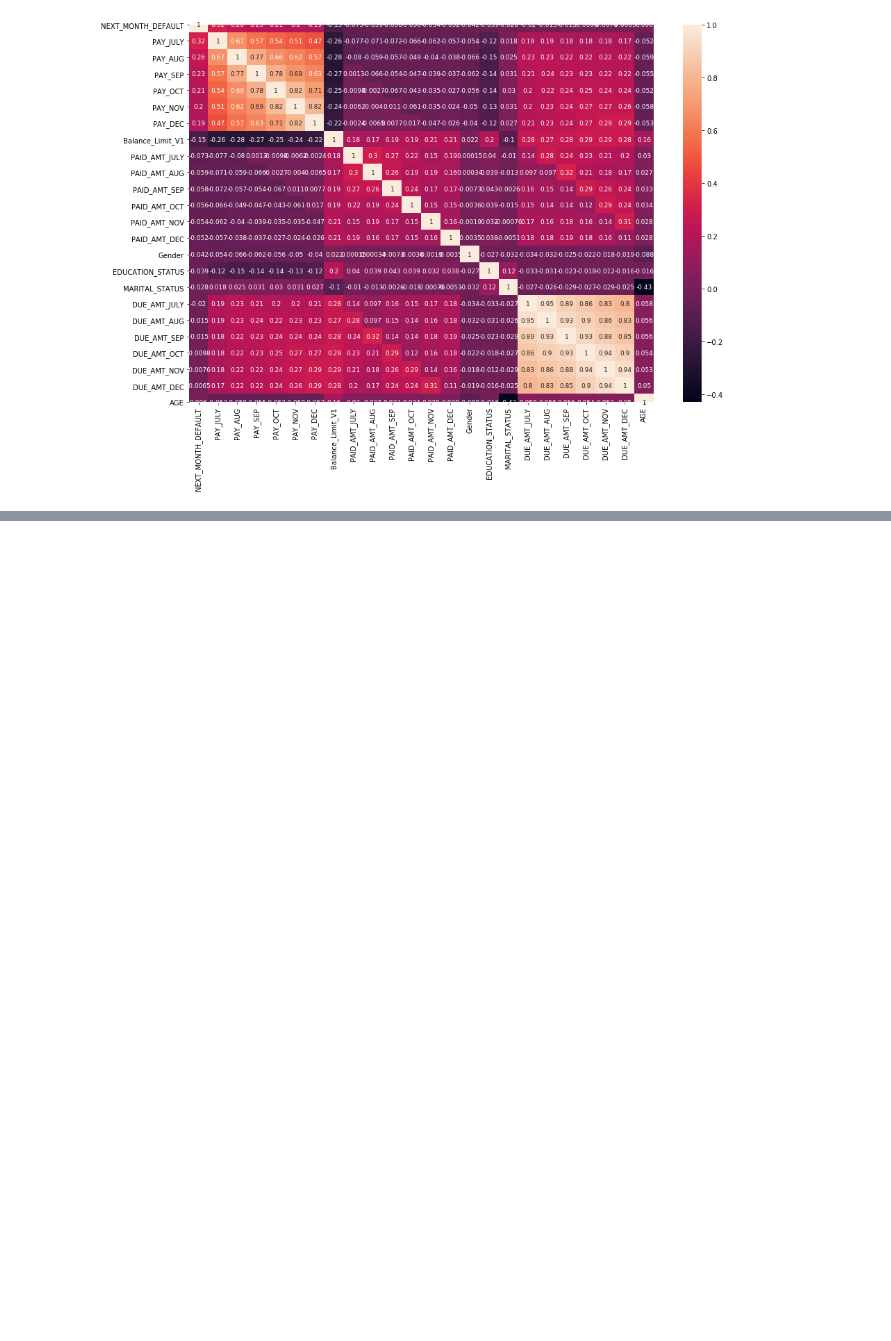
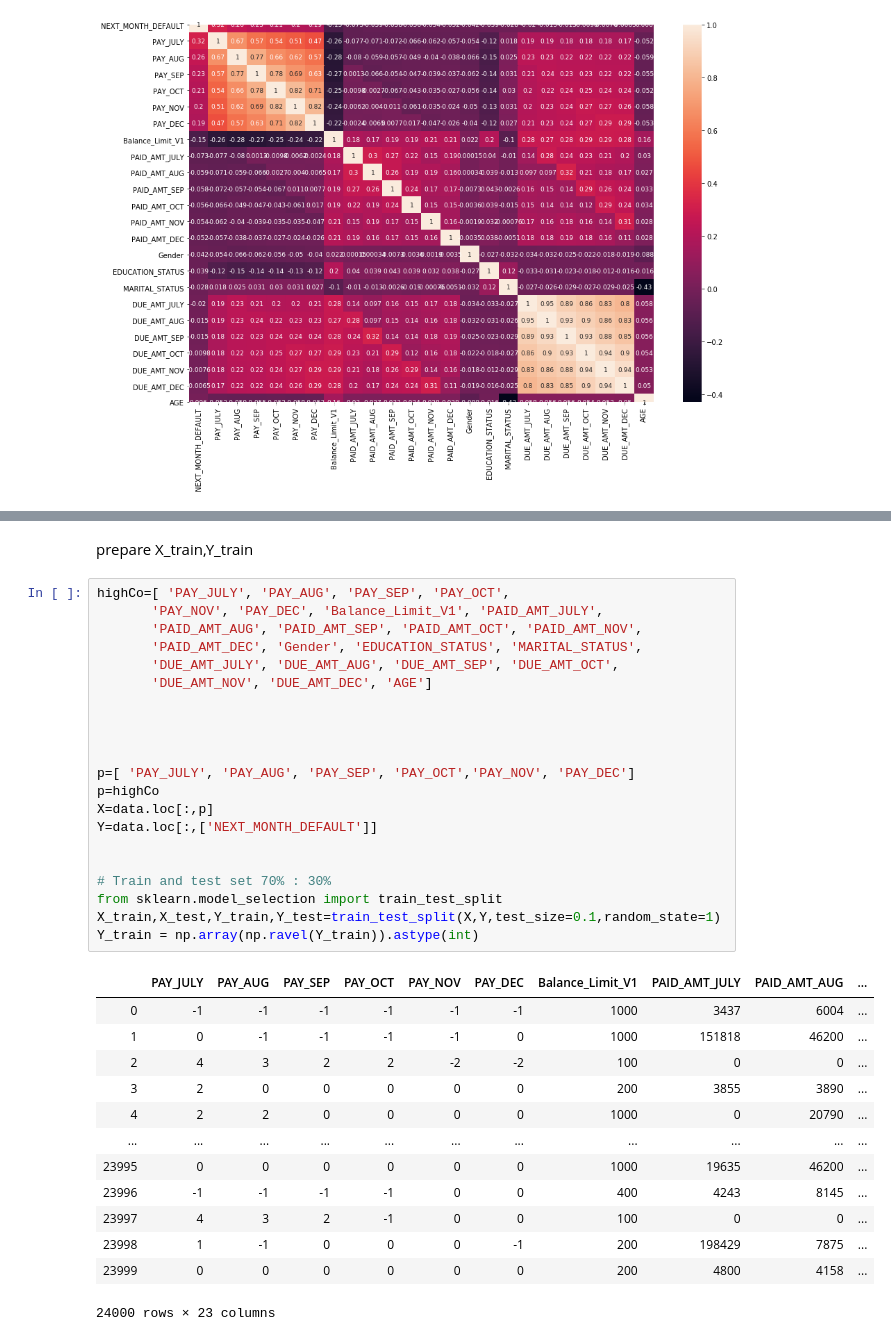
Before and after one commit to hiruna72/ds1018, a Jupyter notebook: process.py.ipynb, the cells around one changed output, grey strips where cells are left out. Cells and saved outputs as stored; diff of their text form; blank space fills up the shorter version.

```diff
--- a/process.py.ipynb
+++ b/process.py.ipynb
@@ -263,0 +345,37 @@ sn.heatmap(corrMatrix, annot=True,annot_kws={"size": 9},ax=ax)
+# %% [markdown]
+prepare X_train,Y_train
+# %%
+highCo=[ 'PAY_JULY', 'PAY_AUG', 'PAY_SEP', 'PAY_OCT',
+       'PAY_NOV', 'PAY_DEC', 'Balance_Limit_V1', 'PAID_AMT_JULY',
+       'PAID_AMT_AUG', 'PAID_AMT_SEP', 'PAID_AMT_OCT', 'PAID_AMT_NOV',
+       'PAID_AMT_DEC', 'Gender', 'EDUCATION_STATUS', 'MARITAL_STATUS',
+       'DUE_AMT_JULY', 'DUE_AMT_AUG', 'DUE_AMT_SEP', 'DUE_AMT_OCT',
+       'DUE_AMT_NOV', 'DUE_AMT_DEC', 'AGE']
+
+
+
+
+p=[ 'PAY_JULY', 'PAY_AUG', 'PAY_SEP', 'PAY_OCT','PAY_NOV', 'PAY_DEC']
+p=highCo
+X=data.loc[:,p]
+Y=data.loc[:,['NEXT_MONTH_DEFAULT']]
+
+
+# Train and test set 70% : 30%
+from sklearn.model_selection import train_test_split
+X_train,X_test,Y_train,Y_test=train_test_split(X,Y,test_size=0.1,random_state=1)
+Y_train = np.array(np.ravel(Y_train)).astype(int)
+# %% [output]
+|  | PAY_JULY | PAY_AUG | PAY_SEP | PAY_OCT | PAY_NOV | PAY_DEC | Balance_Limit_V1 | PAID_AMT_JULY | PAID_AMT_AUG | ... |
+| 0 | -1 | -1 | -1 | -1 | -1 | -1 | 1000 | 3437 | 6004 | ... |
+| 1 | 0 | -1 | -1 | -1 | -1 | 0 | 1000 | 151818 | 46200 | ... |
+| 2 | 4 | 3 | 2 | 2 | -2 | -2 | 100 | 0 | 0 | ... |
+| 3 | 2 | 0 | 0 | 0 | 0 | 0 | 200 | 3855 | 3890 | ... |
+| 4 | 2 | 2 | 0 | 0 | 0 | 0 | 1000 | 0 | 20790 | ... |
+| ... | ... | ... | ... | ... | ... | ... | ... | ... | ... | ... |
+| 23995 | 0 | 0 | 0 | 0 | 0 | 0 | 1000 | 19635 | 46200 | ... |
+| 23996 | -1 | -1 | -1 | -1 | 0 | 0 | 400 | 4243 | 8145 | ... |
+| 23997 | 4 | 3 | 2 | -1 | 0 | 0 | 100 | 0 | 0 | ... |
+| 23998 | 1 | -1 | 0 | 0 | 0 | -1 | 200 | 198429 | 7875 | ... |
+| 23999 | 0 | 0 | 0 | 0 | 0 | 0 | 200 | 4800 | 4158 | ... |
+24000 rows × 23 columns
```
Also changed, not shown: parts of 8 cells of this notebook.
